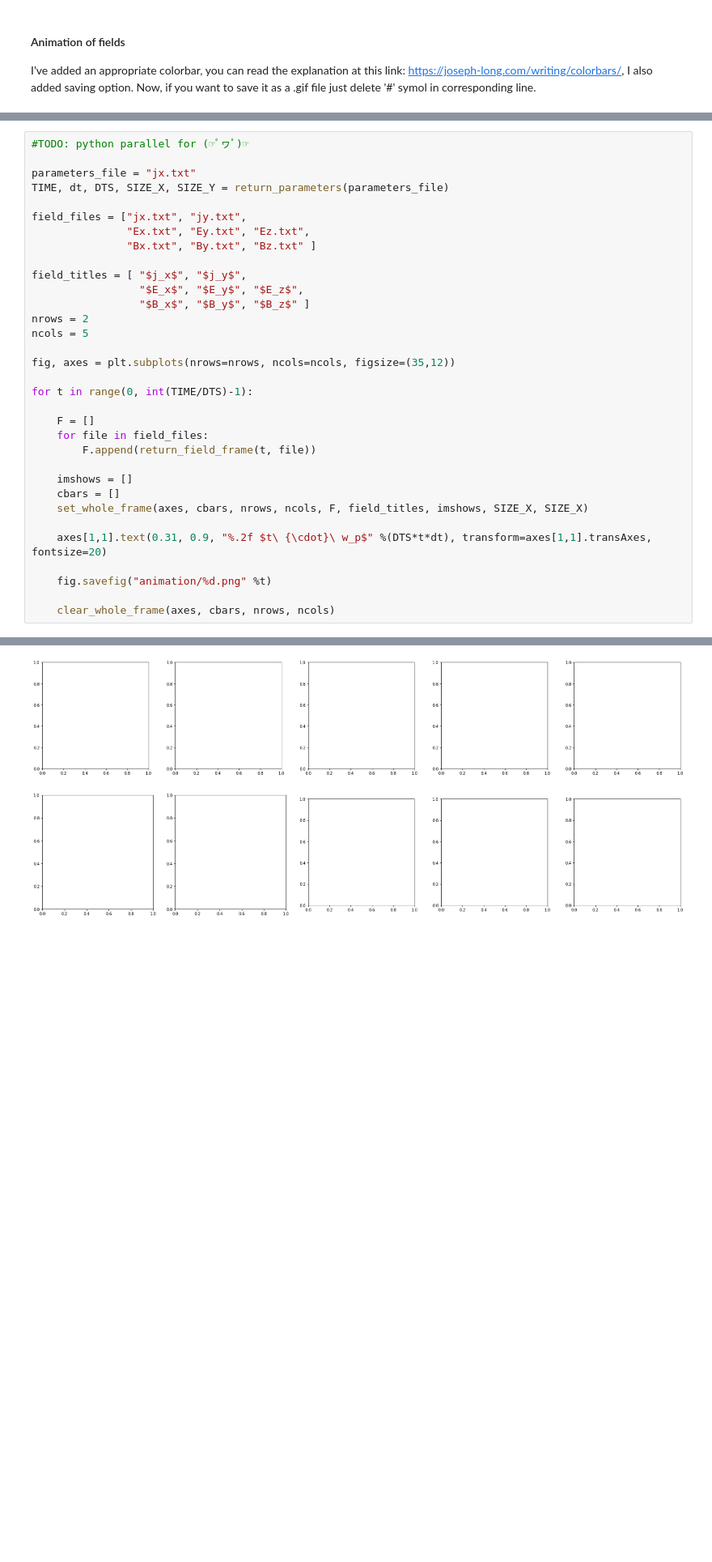
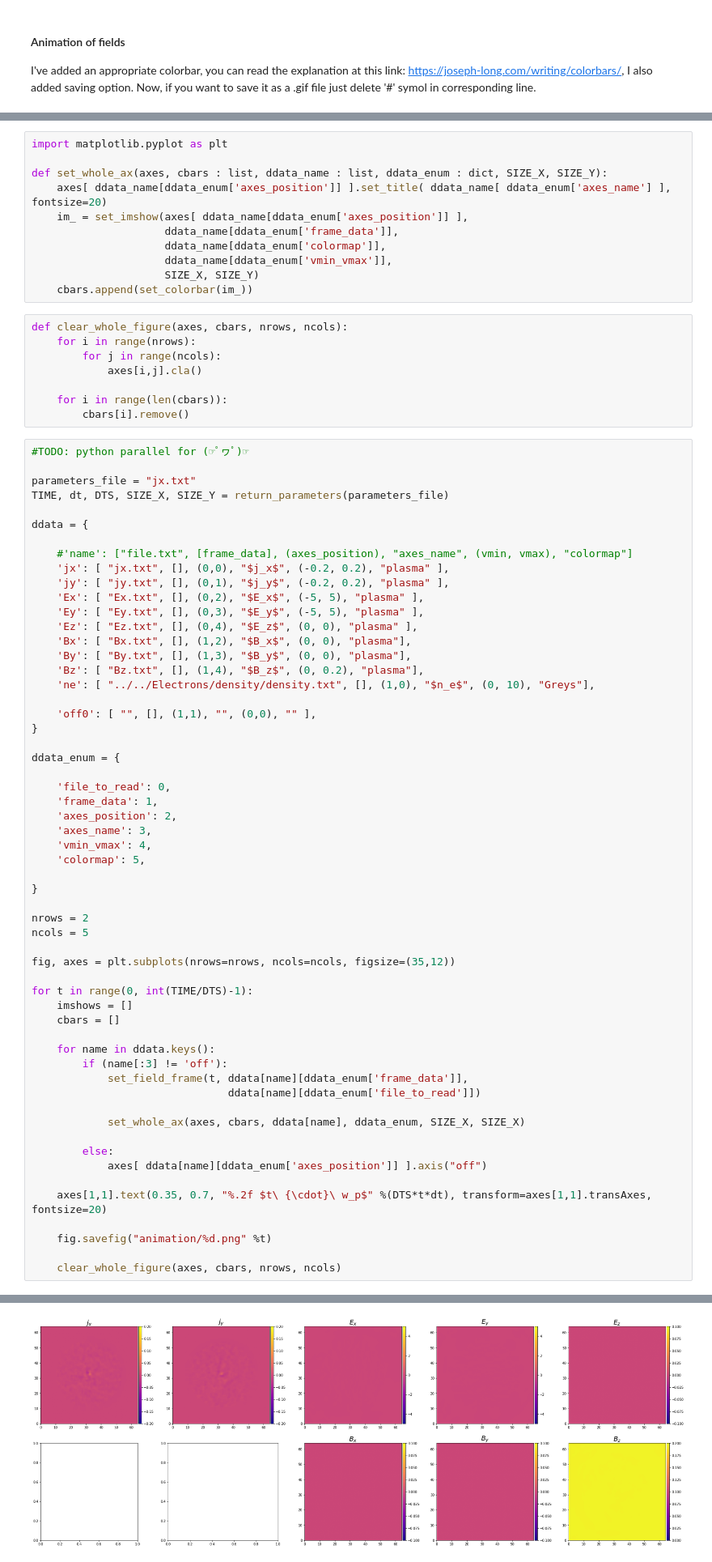
Before and after one commit to vakurshakov/plasma_confinement, a Jupyter notebook: source/diagnostics/python code/whole_field_animation.ipynb, the cells around one changed output, grey strips where cells are left out. Shown at 81% size. Drawn from its saved outputs; the diff is of its cells as text; blank space fills up the shorter version.

```diff
--- a/source/diagnostics/python code/whole_field_animation.ipynb
+++ b/source/diagnostics/python code/whole_field_animation.ipynb
@@ -92,34 +62,77 @@ def clear_whole_frame(axes, cbars, nrows, ncols):
+# %%
+import matplotlib.pyplot as plt
+
+def set_whole_ax(axes, cbars : list, ddata_name : list, ddata_enum : dict, SIZE_X, SIZE_Y):
+    axes[ ddata_name[ddata_enum['axes_position']] ].set_title( ddata_name[ ddata_enum['axes_name'] ], fontsize=20)
+    im_ = set_imshow(axes[ ddata_name[ddata_enum['axes_position']] ],
+                     ddata_name[ddata_enum['frame_data']],
+                     ddata_name[ddata_enum['colormap']],
+                     ddata_name[ddata_enum['vmin_vmax']],
+                     SIZE_X, SIZE_Y)
+    cbars.append(set_colorbar(im_))
+# %%
+def clear_whole_figure(axes, cbars, nrows, ncols):
+    for i in range(nrows):
+        for j in range(ncols):
+            axes[i,j].cla()
+
+    for i in range(len(cbars)):
+        cbars[i].remove()
 # %%
 #TODO: python parallel for (☞ﾟヮﾟ)☞
 
 parameters_file = "jx.txt"
 TIME, dt, DTS, SIZE_X, SIZE_Y = return_parameters(parameters_file)
 
-field_files = ["jx.txt", "jy.txt",
-               "Ex.txt", "Ey.txt", "Ez.txt",
-               "Bx.txt", "By.txt", "Bz.txt" ]
+ddata = {
 
-field_titles = [ "$j_x$", "$j_y$",
-                 "$E_x$", "$E_y$", "$E_z$",
-                 "$B_x$", "$B_y$", "$B_z$" ]
+    #'name': ["file.txt", [frame_data], (axes_position), "axes_name", (vmin, vmax), "colormap"]
+    'jx': [ "jx.txt", [], (0,0), "$j_x$", (-0.2, 0.2), "plasma" ],
+    'jy': [ "jy.txt", [], (0,1), "$j_y$", (-0.2, 0.2), "plasma" ],
+    'Ex': [ "Ex.txt", [], (0,2), "$E_x$", (-5, 5), "plasma" ],
+    'Ey': [ "Ey.txt", [], (0,3), "$E_y$", (-5, 5), "plasma" ],
+    'Ez': [ "Ez.txt", [], (0,4), "$E_z$", (0, 0), "plasma" ],
+    'Bx': [ "Bx.txt", [], (1,2), "$B_x$", (0, 0), "plasma"],
+    'By': [ "By.txt", [], (1,3), "$B_y$", (0, 0), "plasma"],
+    'Bz': [ "Bz.txt", [], (1,4), "$B_z$", (0, 0.2), "plasma"],
+    'ne': [ "../../Electrons/density/density.txt", [], (1,0), "$n_e$", (0, 10), "Greys"],
+
+    'off0': [ "", [], (1,1), "", (0,0), "" ],
+}
+
+ddata_enum = {
+
+    'file_to_read': 0,
+    'frame_data': 1,
+    'axes_position': 2,
+    'axes_name': 3,
+    'vmin_vmax': 4,
+    'colormap': 5,
+
+}
+
 nrows = 2
 ncols = 5
 
 fig, axes = plt.subplots(nrows=nrows, ncols=ncols, figsize=(35,12))
 
 for t in range(0, int(TIME/DTS)-1):
-
-    F = []
-    for file in field_files:
-        F.append(return_field_frame(t, file))
-
     imshows = []
     cbars = []
-    set_whole_frame(axes, cbars, nrows, ncols, F, field_titles, imshows, SIZE_X, SIZE_X)
 
-    axes[1,1].text(0.31, 0.9, "%.2f $t\ {\cdot}\ w_p$" %(DTS*t*dt), transform=axes[1,1].transAxes, fontsize=20)
+    for name in ddata.keys():
+        if (name[:3] != 'off'):
+            set_field_frame(t, ddata[name][ddata_enum['frame_data']],
+                               ddata[name][ddata_enum['file_to_read']])
+
+            set_whole_ax(axes, cbars, ddata[name], ddata_enum, SIZE_X, SIZE_X)
+
+        else:
+            axes[ ddata[name][ddata_enum['axes_position']] ].axis("off")
+
+    axes[1,1].text(0.35, 0.7, "%.2f $t\ {\cdot}\ w_p$" %(DTS*t*dt), transform=axes[1,1].transAxes, fontsize=20)
 
     fig.savefig("animation/%d.png" %t)
 
-    clear_whole_frame(axes, cbars, nrows, ncols)
+    clear_whole_figure(axes, cbars, nrows, ncols)
 # %% [output]
@@ -126 +140 @@ for t in range(0, int(TIME/DTS)-1):
-[figure, old version]
+[figure, new version]
```
Also changed, not shown: parts of 5 cells of this notebook, 6 other files.
